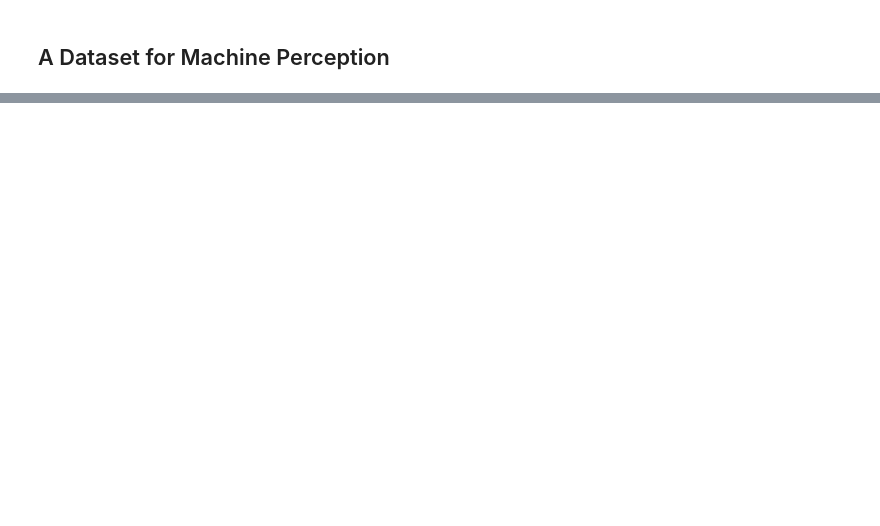
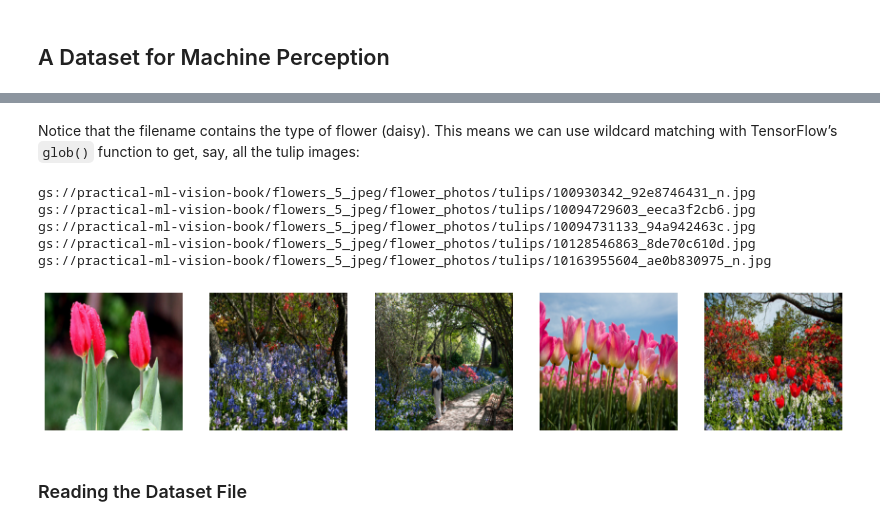
Before and after one commit to rahiakela/computer-vision-research-and-practice, a Jupyter notebook: practical-machine-learning-for-computer-vision/02-ml-models-for-vision/01_a_rule_based_model_for_machine_perception.ipynb, the cells around one changed output, grey strips where cells are left out. Drawn from its saved outputs; the diff is of its cells as text; code cells hidden in the pictures; blank space fills up the shorter version.

```diff
--- a/practical-machine-learning-for-computer-vision/02-ml-models-for-vision/01_a_rule_based_model_for_machine_perception.ipynb
+++ b/practical-machine-learning-for-computer-vision/02-ml-models-for-vision/01_a_rule_based_model_for_machine_perception.ipynb
@@ -25,0 +102,22 @@ Assume that we have collected and labeled a dataset of nearly four thousand phot
+# %% [markdown]
+Notice that the filename contains the type of flower (daisy). This
+means we can use wildcard matching with TensorFlow’s `glob()` function to get, say, all the tulip images:
+# %%
+# notice that the file name has the flower type in it. Let's look at a few tulips
+tulips = tf.io.gfile.glob("gs://practical-ml-vision-book/flowers_5_jpeg/flower_photos/tulips/*.jpg")
+f, ax = plt.subplots(1, 5, figsize=(15, 15))
+
+for idx, filename in enumerate(tulips[:5]):
+  print(filename)
+  img = read_and_decode(filename, [IMG_HEIGHT, IMG_WIDTH])
+  ax[idx].imshow((img.numpy()));
+  ax[idx].axis("off")
+# %% [output]
+gs://practical-ml-vision-book/flowers_5_jpeg/flower_photos/tulips/100930342_92e8746431_n.jpg
+gs://practical-ml-vision-book/flowers_5_jpeg/flower_photos/tulips/10094729603_eeca3f2cb6.jpg
+gs://practical-ml-vision-book/flowers_5_jpeg/flower_photos/tulips/10094731133_94a942463c.jpg
+gs://practical-ml-vision-book/flowers_5_jpeg/flower_photos/tulips/10128546863_8de70c610d.jpg
+gs://practical-ml-vision-book/flowers_5_jpeg/flower_photos/tulips/10163955604_ae0b830975_n.jpg
+[figure, added]
+# %% [markdown]
+### Reading the Dataset File
```
Also changed, not shown: parts of 11 cells of this notebook.
